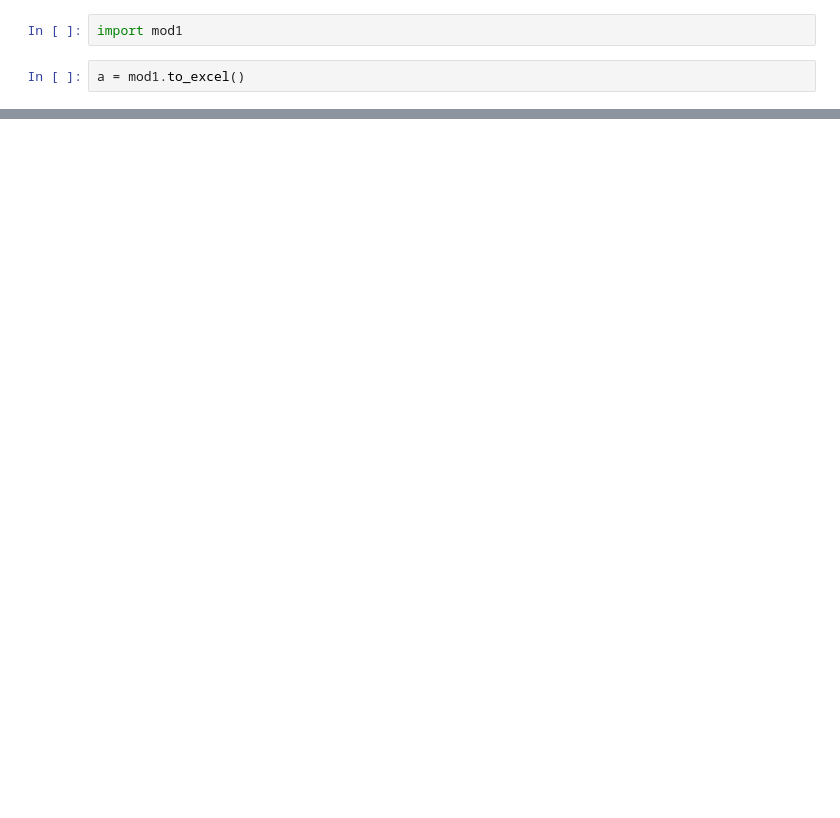
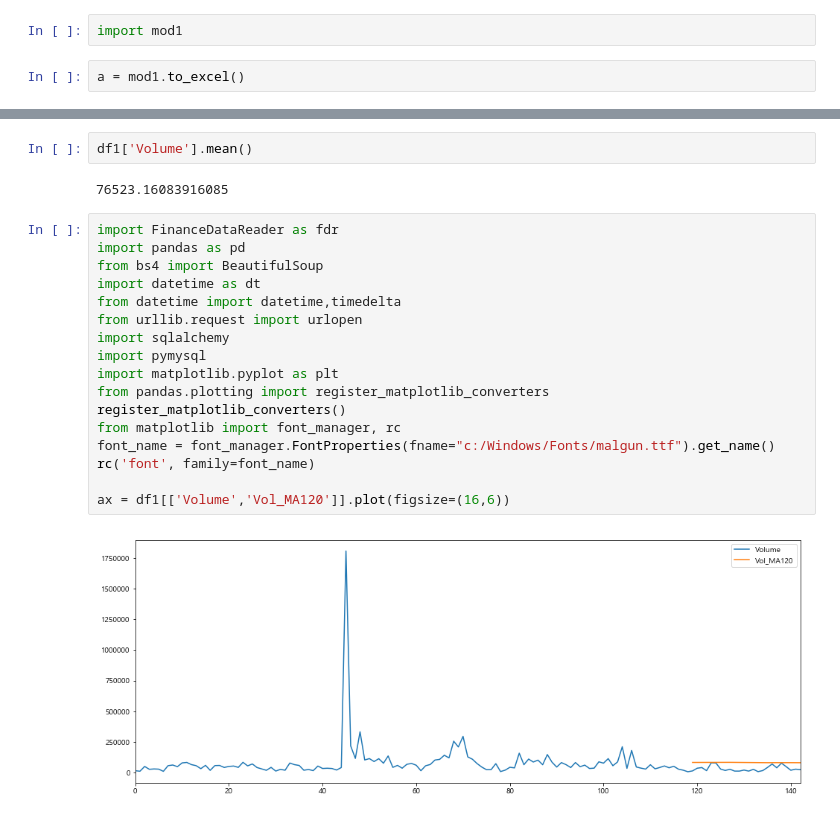
Before and after one commit to linux386/first_module, a Jupyter notebook: Untitled.ipynb, the cells around one changed output, grey strips where cells are left out. Drawn from its saved outputs; the diff is of its cells as text; blank space fills up the shorter version.

```diff
--- a/Untitled.ipynb
+++ b/Untitled.ipynb
@@ -98,0 +111,23 @@ mod1.excel_to_mysql()
+# %%
+df1['Volume'].mean()
+# %% [output]
+76523.16083916085
+# %%
+import FinanceDataReader as fdr
+import pandas as pd
+from bs4 import BeautifulSoup
+import datetime as dt
+from datetime import datetime,timedelta
+from urllib.request import urlopen
+import sqlalchemy
+import pymysql
+import matplotlib.pyplot as plt
+from pandas.plotting import register_matplotlib_converters
+register_matplotlib_converters()
+from matplotlib import font_manager, rc
+font_name = font_manager.FontProperties(fname="c:/Windows/Fonts/malgun.ttf").get_name()
+rc('font', family=font_name)
+
+ax = df1[['Volume','Vol_MA120']].plot(figsize=(16,6))
+# %% [output]
+[figure, added]
```
Also changed, not shown: parts of 14 cells of this notebook, 2 other files.
